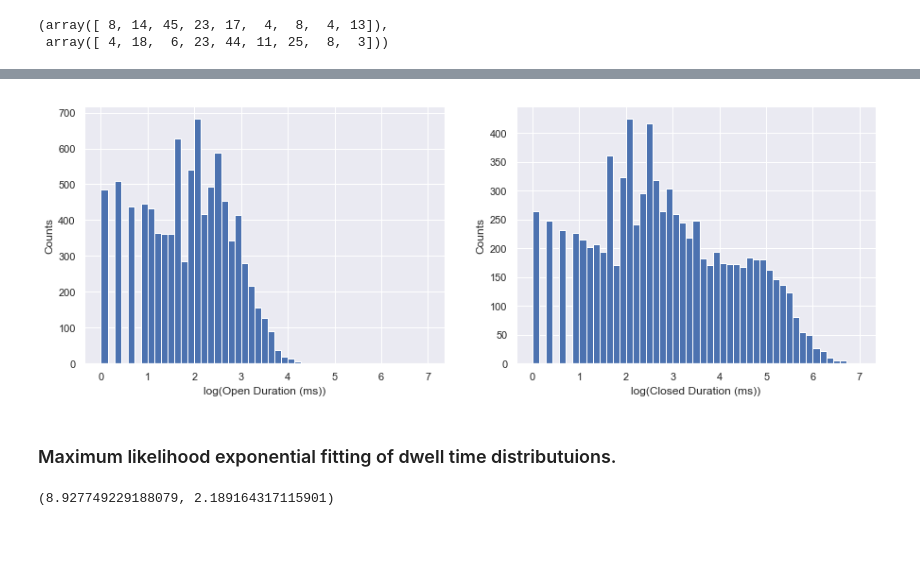
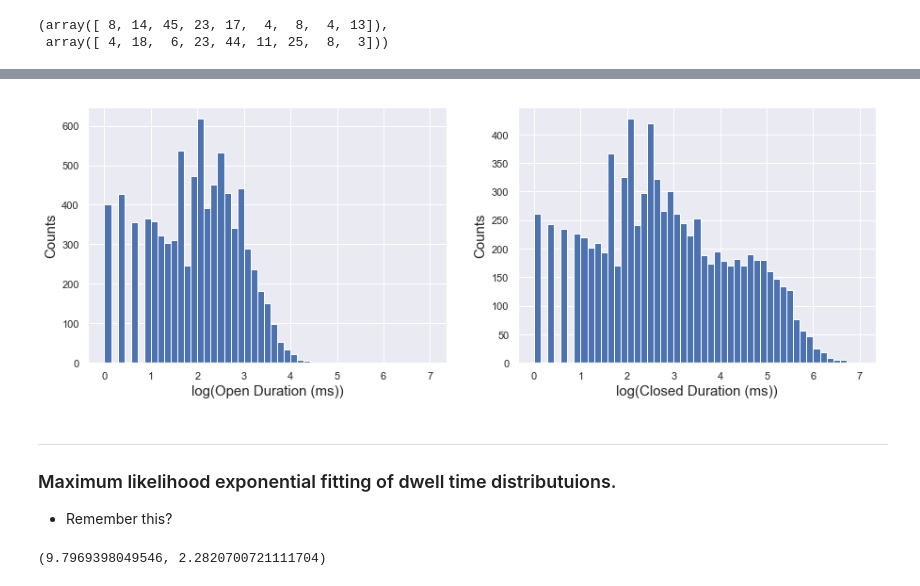
Before and after one commit to marcel-goldschen-ohm/NEU-Spring-2019, a Jupyter notebook: lecture_27_hmm/hmm.ipynb, the cells around one changed output, grey strips where cells are left out. Drawn from its saved outputs; the diff is of its cells as text; code cells hidden in the pictures; blank space fills up the shorter version.

```diff
--- a/lecture_27_hmm/hmm.ipynb
+++ b/lecture_27_hmm/hmm.ipynb
@@ -275,0 +323,11 @@ plt.ylabel('Counts');
+# %%
+cluster_seq = gmm.predict(current_pA.reshape(-1, 1))
+
+plt.figure(figsize=(15, 5))
+n = 1000
+plt.plot(time_ms[:n], current_pA[:n], alpha=0.5)
+plt.scatter(time_ms[:n], current_pA[:n], marker='o', c=cluster_seq[:n], cmap='viridis')
+plt.xlabel('Time (ms)')
+plt.ylabel('Current (pA)');
+
+cluster_seq[:20]
@@ -310,6 +376,6 @@ ideal[:9], np.diff(ideal[:9])
 # %%
-co_pts = np.where(np.diff(ideal) == 5)[0]
-oc_pts = np.where(np.diff(ideal) == -5)[0]
+co_pts = np.where(np.diff(cluster_seq) == 1)[0]
+oc_pts = np.where(np.diff(cluster_seq) == -1)[0]
 
 co_pts[:9], oc_pts[:9]
 # %% [output]
@@ -361,23 +437,28 @@ plt.ylabel('Counts');
 # %%
 plt.figure(figsize=(15, 5))
 
 plt.subplot(121)
-plt.hist(np.log(open_durations_ms), np.linspace(0, 7, 50))
-plt.xlabel('log(Open Duration (ms))')
-plt.ylabel('Counts')
+logbinedges = np.linspace(0, 7, 50)
+plt.hist(np.log(open_durations_ms), logbinedges)
+plt.xlabel('log(Open Duration (ms))', fontsize=15)
+plt.ylabel('Counts', fontsize=15)
 
 plt.subplot(122)
-plt.hist(np.log(closed_durations_ms), np.linspace(0, 7, 50))
-plt.xlabel('log(Closed Duration (ms))')
-plt.ylabel('Counts');
+logbinedges = np.linspace(0, 7, 50)
+plt.hist(np.log(closed_durations_ms), logbinedges)
+plt.xlabel('log(Closed Duration (ms))', fontsize=15)
+plt.ylabel('Counts', fontsize=15);
 # %% [output]
-[figure, old version]
+[figure, new version]
 # %% [markdown]
+---
 ### Maximum likelihood exponential fitting of dwell time distributuions.
+
+* Remember this?
 # %%
 # fit open durations to a single exponential distribution
 _, open_tau_ms = st.expon.fit(open_durations_ms, floc=0)
 
 open_tau_ms, np.log(open_tau_ms)
 # %% [output]
-(8.927749229188079, 2.189164317115901)
+(9.7969398049546, 2.2820700721111704)
```
Also changed, not shown: parts of 89 cells of this notebook, 1 other file.
